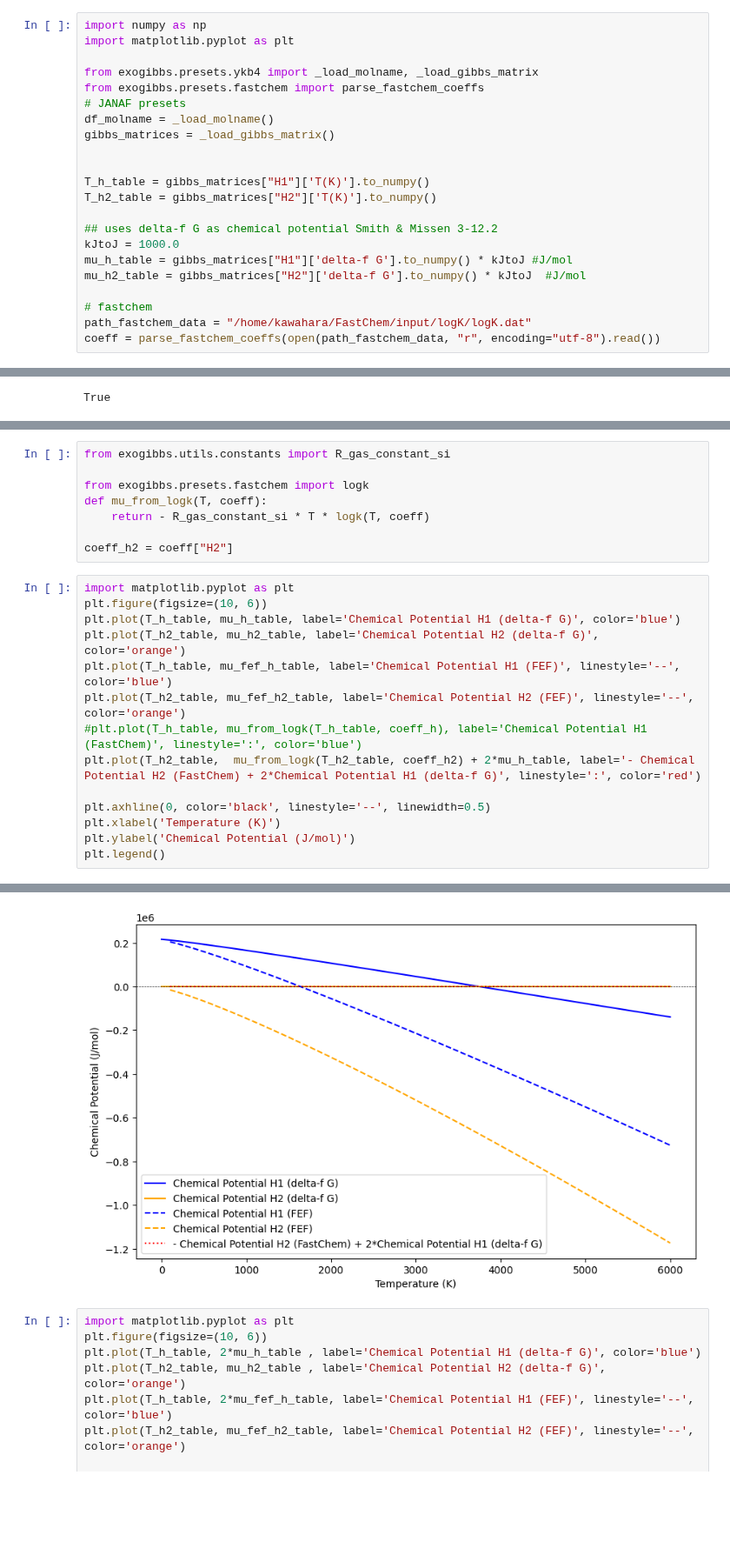
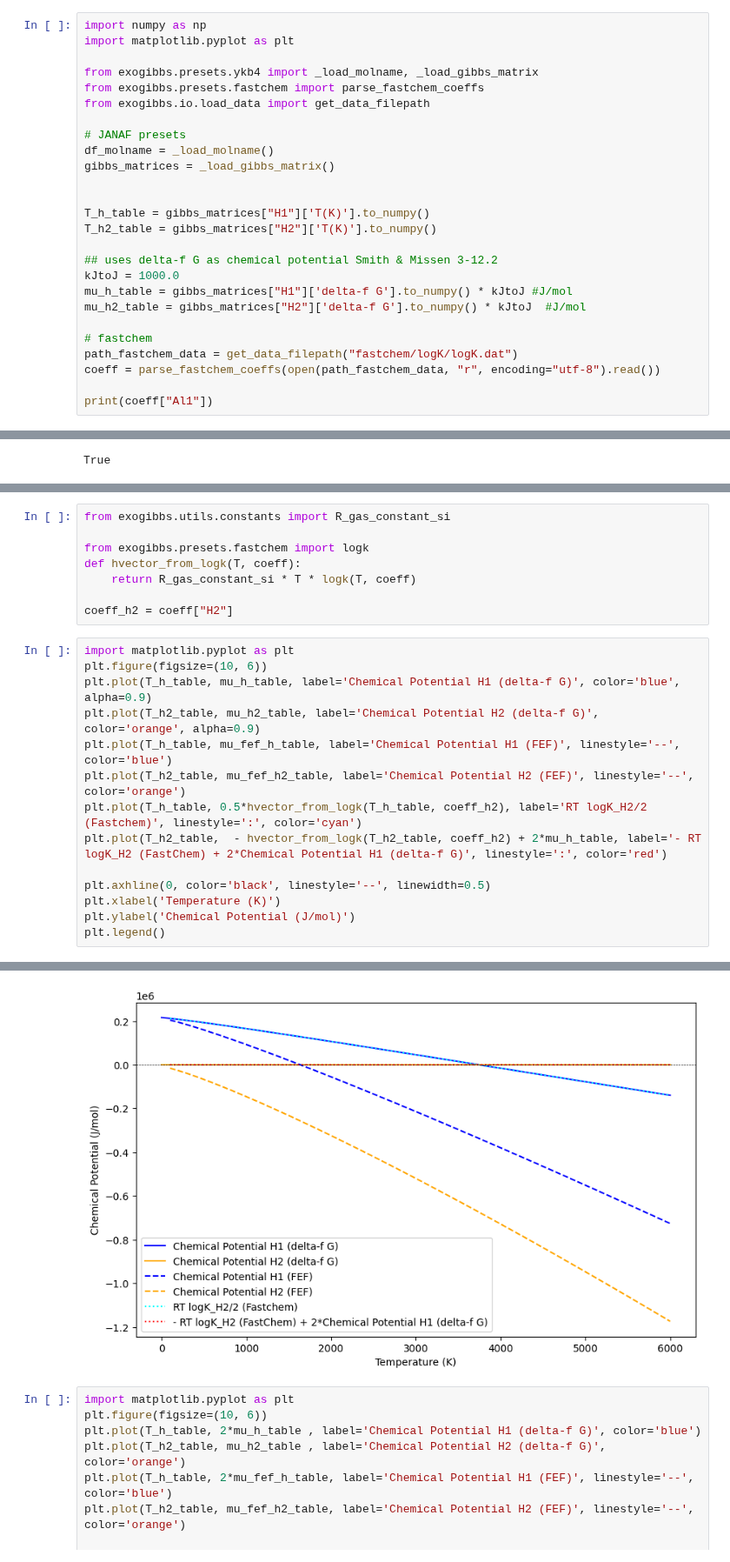
Before and after one commit to HajimeKawahara/exogibbs, a Jupyter notebook: documents/ipynb/chemical_potential.ipynb, the cells around one changed output, grey strips where cells are left out. Shown at 87% size. Drawn from its saved outputs; the diff is of its cells as text; blank space fills up the shorter version.

```diff
--- a/documents/ipynb/chemical_potential.ipynb
+++ b/documents/ipynb/chemical_potential.ipynb
@@ -6,6 +6,8 @@ import matplotlib.pyplot as plt
 
 from exogibbs.presets.ykb4 import _load_molname, _load_gibbs_matrix
 from exogibbs.presets.fastchem import parse_fastchem_coeffs
+from exogibbs.io.load_data import get_data_filepath
+
 # JANAF presets
 df_molname = _load_molname()
 gibbs_matrices = _load_gibbs_matrix()
@@ -20,5 +22,7 @@ mu_h_table = gibbs_matrices["H1"]['delta-f G'].to_numpy() * kJtoJ #J/mol
 mu_h2_table = gibbs_matrices["H2"]['delta-f G'].to_numpy() * kJtoJ  #J/mol
 
 # fastchem
-path_fastchem_data = "/home/kawahara/FastChem/input/logK/logK.dat"
+path_fastchem_data = get_data_filepath("fastchem/logK/logK.dat")
 coeff = parse_fastchem_coeffs(open(path_fastchem_data, "r", encoding="utf-8").read())
+
+print(coeff["Al1"])
@@ -61,27 +71,27 @@ Therefore, $\delta_f G_\mathrm{H_2} = - R T \log{K_\mathrm{H_2}} + 2 \delta_f G_
 from exogibbs.utils.constants import R_gas_constant_si
 
 from exogibbs.presets.fastchem import logk
-def mu_from_logk(T, coeff):
-    return - R_gas_constant_si * T * logk(T, coeff)
+def hvector_from_logk(T, coeff):
+    return R_gas_constant_si * T * logk(T, coeff)
 
 coeff_h2 = coeff["H2"]
 # %%
 import matplotlib.pyplot as plt
 plt.figure(figsize=(10, 6))
-plt.plot(T_h_table, mu_h_table, label='Chemical Potential H1 (delta-f G)', color='blue')
-plt.plot(T_h2_table, mu_h2_table, label='Chemical Potential H2 (delta-f G)', color='orange')
+plt.plot(T_h_table, mu_h_table, label='Chemical Potential H1 (delta-f G)', color='blue', alpha=0.9)
+plt.plot(T_h2_table, mu_h2_table, label='Chemical Potential H2 (delta-f G)', color='orange', alpha=0.9)
 plt.plot(T_h_table, mu_fef_h_table, label='Chemical Potential H1 (FEF)', linestyle='--', color='blue')
 plt.plot(T_h2_table, mu_fef_h2_table, label='Chemical Potential H2 (FEF)', linestyle='--', color='orange')
-#plt.plot(T_h_table, mu_from_logk(T_h_table, coeff_h), label='Chemical Potential H1 (FastChem)', linestyle=':', color='blue')
-plt.plot(T_h2_table,  mu_from_logk(T_h2_table, coeff_h2) + 2*mu_h_table, label='- Chemical Potential H2 (FastChem) + 2*Chemical Potential H1 (delta-f G)', linestyle=':', color='red')
+plt.plot(T_h_table, 0.5*hvector_from_logk(T_h_table, coeff_h2), label='RT logK_H2/2 (Fastchem)', linestyle=':', color='cyan')
+plt.plot(T_h2_table,  - hvector_from_logk(T_h2_table, coeff_h2) + 2*mu_h_table, label='- RT logK_H2 (FastChem) + 2*Chemical Potential H1 (delta-f G)', linestyle=':', color='red')
 
 plt.axhline(0, color='black', linestyle='--', linewidth=0.5)
 plt.xlabel('Temperature (K)')
 plt.ylabel('Chemical Potential (J/mol)')
 plt.legend()
 # %% [output]
 <matplotlib.legend.Legend at 0x...>
-[figure, old version]
+[figure, new version]
 # %%
 import matplotlib.pyplot as plt
 plt.figure(figsize=(10, 6))
```
Also changed, not shown: parts of 2 cells of this notebook, 8 other files.
